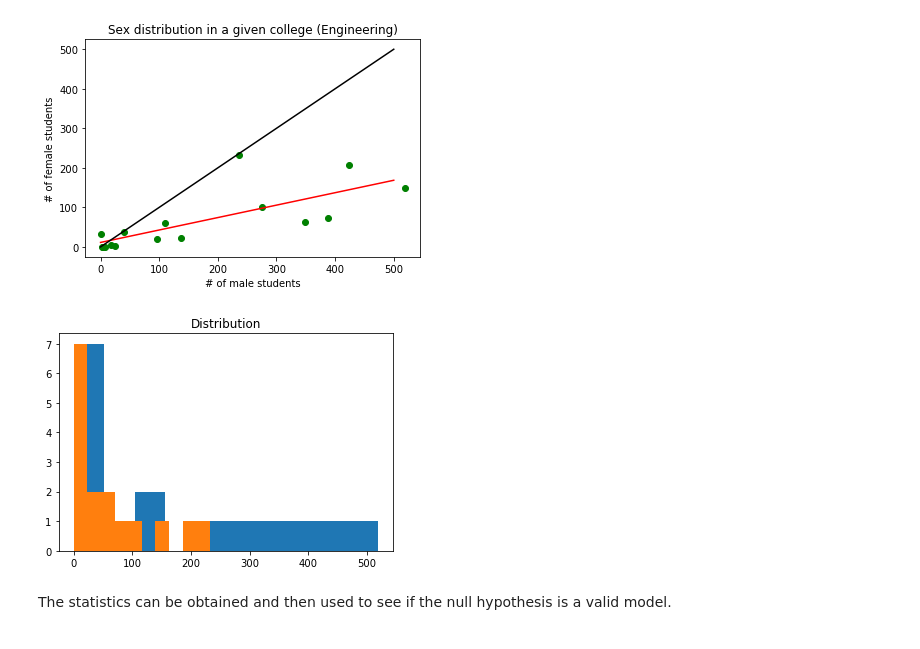
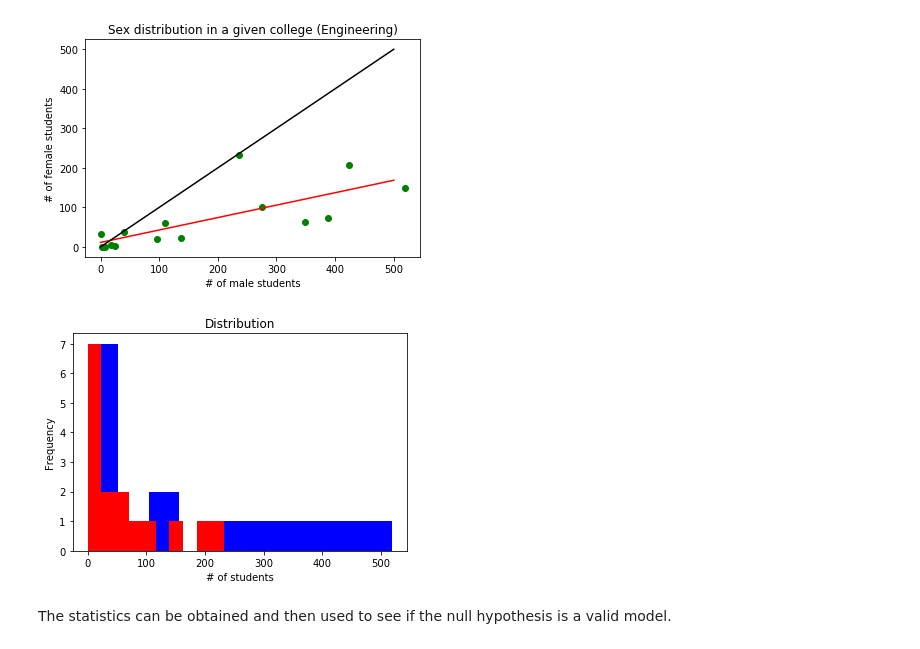
Before and after one commit to FMazzoni/bootcamp18, a Jupyter notebook: Active.ipynb, the cells around one changed output. Drawn from its saved outputs; the diff is of its cells as text; code cells hidden in the pictures.

```diff
--- a/Active.ipynb
+++ b/Active.ipynb
@@ -169,14 +169,16 @@ plt.show()
 # %% [output]
 [figure]
 # %%
-plt.hist(d_m_engin)
-plt.hist(d_w_engin)
+plt.hist(d_m_engin, color = 'blue')
+plt.hist(d_w_engin, color = 'red')
 #plt.axvline(x=-1.96, color = 'r')
 #plt.axvline(x=1.96, color = 'r')
+plt.xlabel('# of students')
+plt.ylabel('Frequency')
 plt.title('Distribution')
 plt.show()
 # %% [output]
-[figure, old version]
+[figure, new version]
 # %% [markdown]
 The statistics can be obtained and then used to see if the null hypothesis is a valid model.
 # %%
```
Also changed, not shown: parts of 5 cells of this notebook.
